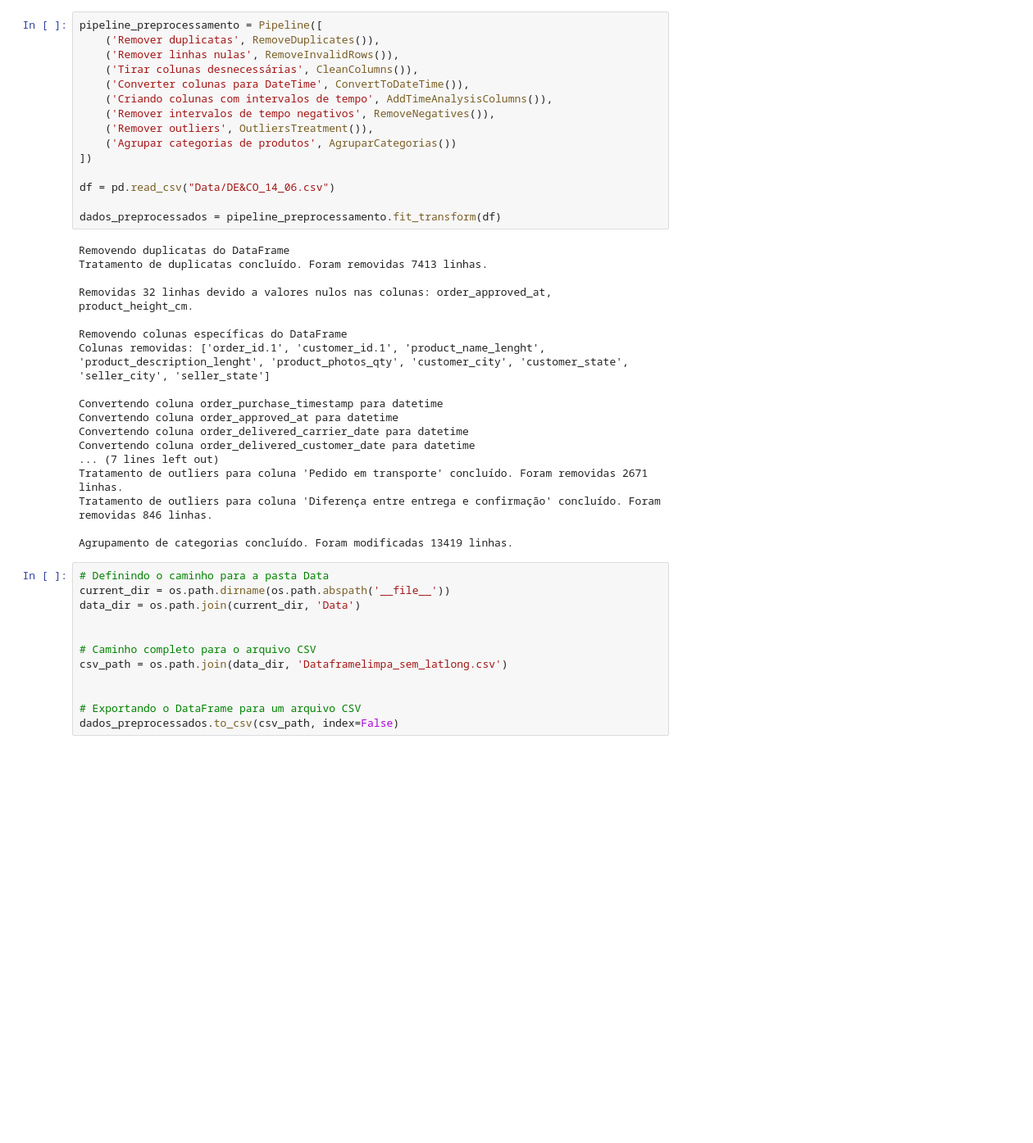
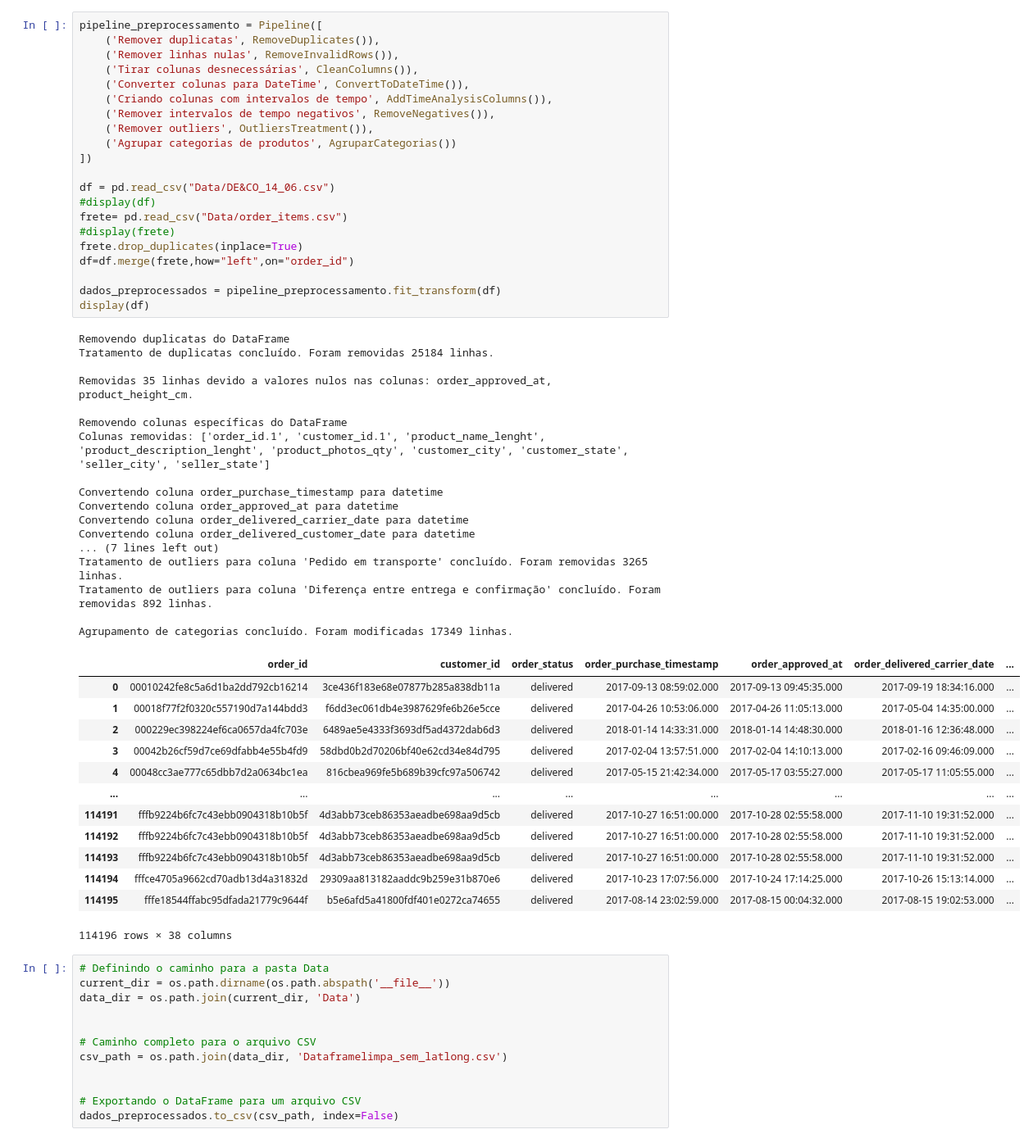
Before and after one commit to mateusono1/De-Company, a Jupyter notebook: limpeza_pipeline.ipynb, the cells around one changed output. Shown at 82% size. Cells and saved outputs as stored; diff of their text form; blank space fills up the shorter version.

```diff
--- a/limpeza_pipeline.ipynb
+++ b/limpeza_pipeline.ipynb
@@ -242,36 +242,55 @@ class AgruparCategorias(BaseEstimator, TransformerMixin):
 # %%
 pipeline_preprocessamento = Pipeline([
     ('Remover duplicatas', RemoveDuplicates()),
     ('Remover linhas nulas', RemoveInvalidRows()),
     ('Tirar colunas desnecessárias', CleanColumns()),
     ('Converter colunas para DateTime', ConvertToDateTime()),
     ('Criando colunas com intervalos de tempo', AddTimeAnalysisColumns()),
     ('Remover intervalos de tempo negativos', RemoveNegatives()),
     ('Remover outliers', OutliersTreatment()),
     ('Agrupar categorias de produtos', AgruparCategorias())
 ])
 
 df = pd.read_csv("Data/DE&CO_14_06.csv")
+#display(df)
+frete= pd.read_csv("Data/order_items.csv")
+#display(frete)
+frete.drop_duplicates(inplace=True)
+df=df.merge(frete,how="left",on="order_id")
 
 dados_preprocessados = pipeline_preprocessamento.fit_transform(df)
+display(df)
 # %% [output]
 Removendo duplicatas do DataFrame
-Tratamento de duplicatas concluído. Foram removidas 7413 linhas.
+Tratamento de duplicatas concluído. Foram removidas 25184 linhas.
 
-Removidas 32 linhas devido a valores nulos nas colunas: order_approved_at, product_height_cm.
+Removidas 35 linhas devido a valores nulos nas colunas: order_approved_at, product_height_cm.
 
 Removendo colunas específicas do DataFrame
 Colunas removidas: ['order_id.1', 'customer_id.1', 'product_name_lenght', 'product_description_lenght', 'product_photos_qty', 'customer_city', 'customer_state', 'seller_city', 'seller_state']
 
 Convertendo coluna order_purchase_timestamp para datetime
 Convertendo coluna order_approved_at para datetime
 Convertendo coluna order_delivered_carrier_date para datetime
 Convertendo coluna order_delivered_customer_date para datetime
 ... (7 lines left out)
-Tratamento de outliers para coluna 'Pedido em transporte' concluído. Foram removidas 2671 linhas.
-Tratamento de outliers para coluna 'Diferença entre entrega e confirmação' concluído. Foram removidas 846 linhas.
+Tratamento de outliers para coluna 'Pedido em transporte' concluído. Foram removidas 3265 linhas.
+Tratamento de outliers para coluna 'Diferença entre entrega e confirmação' concluído. Foram removidas 892 linhas.
 
-Agrupamento de categorias concluído. Foram modificadas 13419 linhas.
+Agrupamento de categorias concluído. Foram modificadas 17349 linhas.
+|  | order_id | customer_id | order_status | order_purchase_timestamp | order_approved_at | order_delivered_carrier_date | ... |
+| 0 | 00010242fe8c5a6d1ba2dd792cb16214 | 3ce436f183e68e07877b285a838db11a | delivered | 2017-09-13 08:59:02.000 | 2017-09-13 09:45:35.000 | 2017-09-19 18:34:16.000 | ... |
+| 1 | 00018f77f2f0320c557190d7a144bdd3 | f6dd3ec061db4e3987629fe6b26e5cce | delivered | 2017-04-26 10:53:06.000 | 2017-04-26 11:05:13.000 | 2017-05-04 14:35:00.000 | ... |
+| 2 | 000229ec398224ef6ca0657da4fc703e | 6489ae5e4333f3693df5ad4372dab6d3 | delivered | 2018-01-14 14:33:31.000 | 2018-01-14 14:48:30.000 | 2018-01-16 12:36:48.000 | ... |
+| 3 | 00042b26cf59d7ce69dfabb4e55b4fd9 | 58dbd0b2d70206bf40e62cd34e84d795 | delivered | 2017-02-04 13:57:51.000 | 2017-02-04 14:10:13.000 | 2017-02-16 09:46:09.000 | ... |
+| 4 | 00048cc3ae777c65dbb7d2a0634bc1ea | 816cbea969fe5b689b39cfc97a506742 | delivered | 2017-05-15 21:42:34.000 | 2017-05-17 03:55:27.000 | 2017-05-17 11:05:55.000 | ... |
+| ... | ... | ... | ... | ... | ... | ... | ... |
+| 114191 | fffb9224b6fc7c43ebb0904318b10b5f | 4d3abb73ceb86353aeadbe698aa9d5cb | delivered | 2017-10-27 16:51:00.000 | 2017-10-28 02:55:58.000 | 2017-11-10 19:31:52.000 | ... |
+| 114192 | fffb9224b6fc7c43ebb0904318b10b5f | 4d3abb73ceb86353aeadbe698aa9d5cb | delivered | 2017-10-27 16:51:00.000 | 2017-10-28 02:55:58.000 | 2017-11-10 19:31:52.000 | ... |
+| 114193 | fffb9224b6fc7c43ebb0904318b10b5f | 4d3abb73ceb86353aeadbe698aa9d5cb | delivered | 2017-10-27 16:51:00.000 | 2017-10-28 02:55:58.000 | 2017-11-10 19:31:52.000 | ... |
+| 114194 | fffce4705a9662cd70adb13d4a31832d | 29309aa813182aaddc9b259e31b870e6 | delivered | 2017-10-23 17:07:56.000 | 2017-10-24 17:14:25.000 | 2017-10-26 15:13:14.000 | ... |
+| 114195 | fffe18544ffabc95dfada21779c9644f | b5e6afd5a41800fdf401e0272ca74655 | delivered | 2017-08-14 23:02:59.000 | 2017-08-15 00:04:32.000 | 2017-08-15 19:02:53.000 | ... |
+114196 rows × 38 columns
 # %%
 # Definindo o caminho para a pasta Data
 current_dir = os.path.dirname(os.path.abspath('__file__'))
```
Also changed, not shown: 2 other files.
